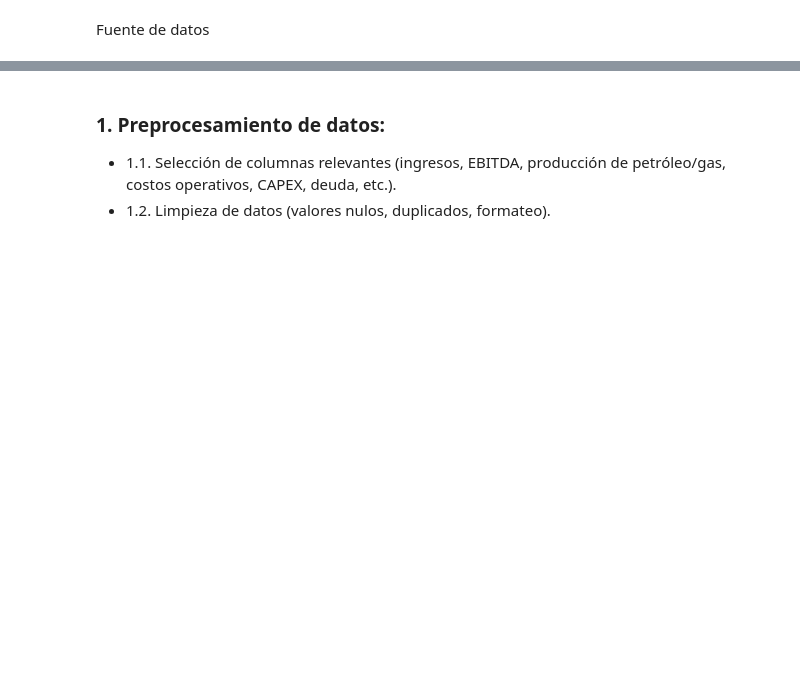
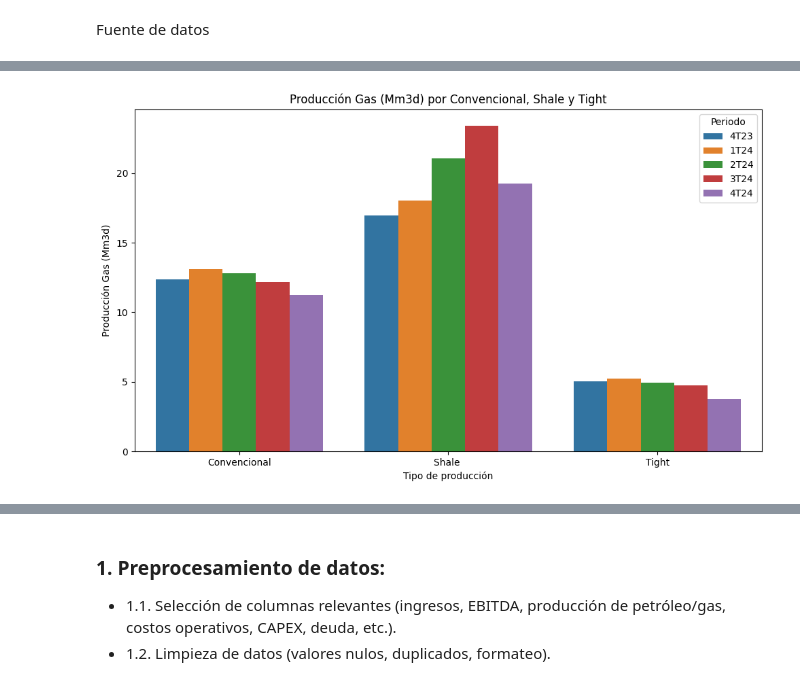
Before and after one commit to JosueMonte/ypf_valuation, a Jupyter notebook: eda.ipynb, the cells around one changed output, grey strips where cells are left out. Cells and saved outputs as stored; diff of their text form; code cells hidden in the pictures; blank space fills up the shorter version.

```diff
--- a/eda.ipynb
+++ b/eda.ipynb
@@ -52,0 +223,29 @@ Primeras filas de la hoja 'upstream_operativas':
+# %%
+# Limpia los nombres de las columnas (quita espacios antes/después y convierte a string)
+upstream_operativas_1.columns = upstream_operativas_1.columns.astype(str).str.strip()
+
+# Ahora define los periodos
+periodos = ['4T23', '1T24', '2T24', '3T24', '4T24']
+
+# Selecciona las filas de interés (por ejemplo, filas 0 a 3 para las primeras categorías)
+grupo = upstream_operativas_1.iloc[9:12]
+
+# Reorganiza el DataFrame para el gráfico
+df_melt = grupo.melt(id_vars='Upstream información operativa', value_vars=periodos,
+                     var_name='Periodo', value_name='Producción')
+
+plt.figure(figsize=(10, 6))
+sns.barplot(
+    data=df_melt,
+    x='Upstream información operativa',
+    y='Producción',
+    hue='Periodo'
+)
+plt.title('Producción Gas (Mm3d) por Convencional, Shale y Tight')
+plt.xlabel('Tipo de producción')
+plt.ylabel('Producción Gas (Mm3d)')
+plt.legend(title='Periodo')
+plt.tight_layout()
+plt.show()
+# %% [output]
+[figure, added]
```
Also changed, not shown: parts of 29 cells of this notebook.
